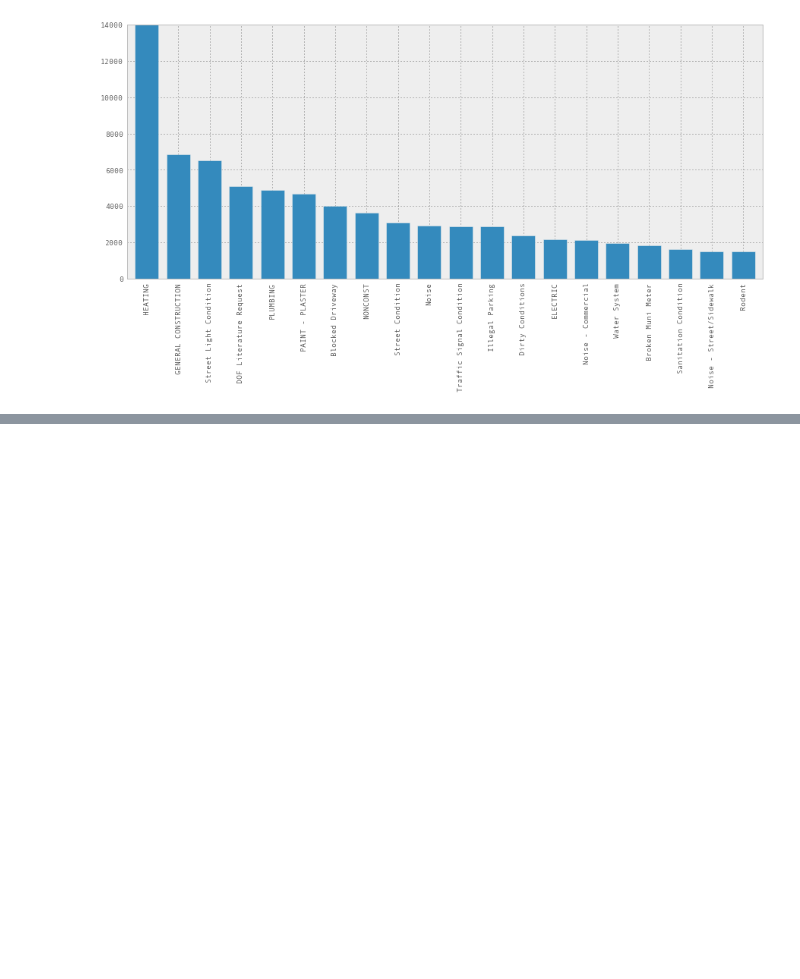
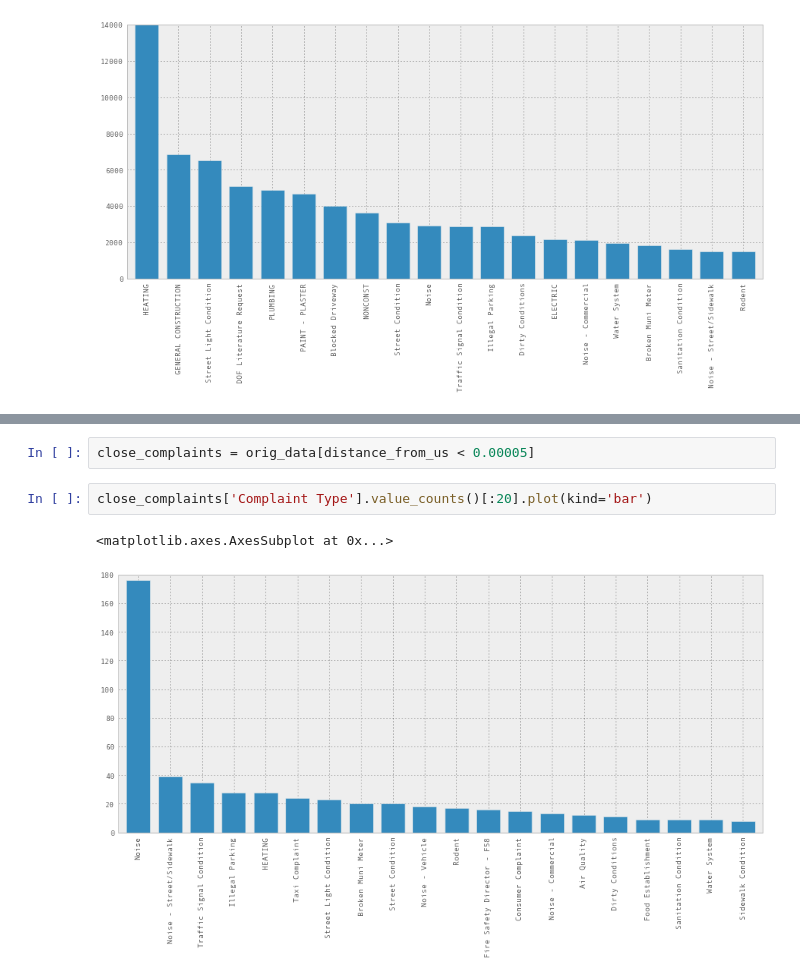
Before and after one commit to jvns/talks, a Jupyter notebook: pydatanyc2013/PyData NYC 2013 tutorial.ipynb, the cells around one changed output, grey strips where cells are left out. Drawn from its saved outputs; the diff is of its cells as text; blank space fills up the shorter version.

```diff
--- a/pydatanyc2013/PyData NYC 2013 tutorial.ipynb
+++ b/pydatanyc2013/PyData NYC 2013 tutorial.ipynb
@@ -420,0 +571,7 @@ orig_data['Complaint Type'].value_counts()[:20].plot(kind='bar')
+# %%
+close_complaints = orig_data[distance_from_us < 0.00005]
+# %%
+close_complaints['Complaint Type'].value_counts()[:20].plot(kind='bar')
+# %% [output]
+<matplotlib.axes.AxesSubplot at 0x...>
+[figure, added]
```
Also changed, not shown: parts of 53 cells of this notebook.
